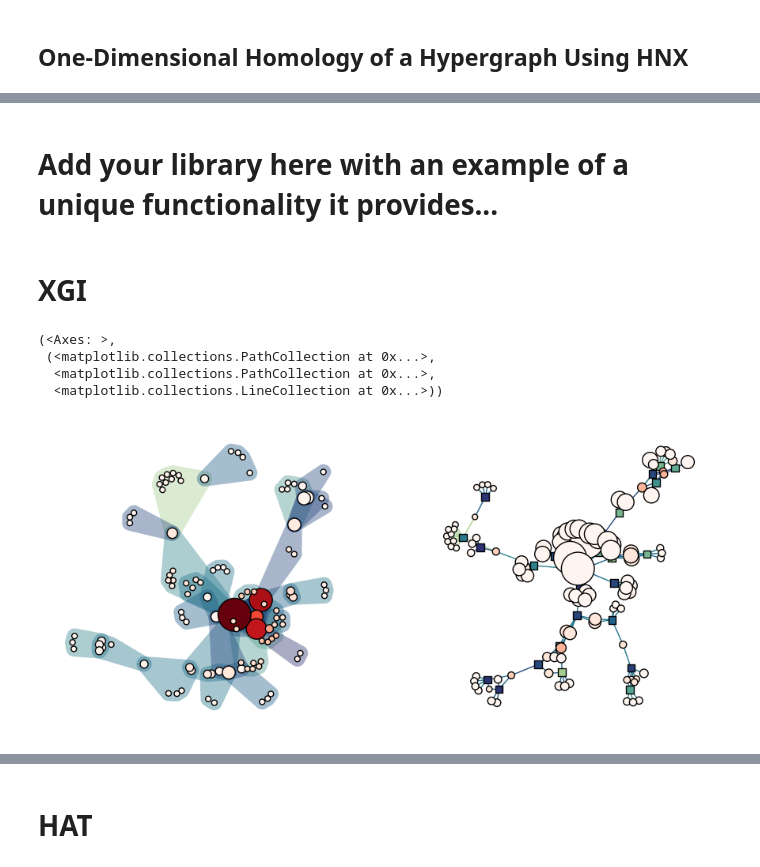
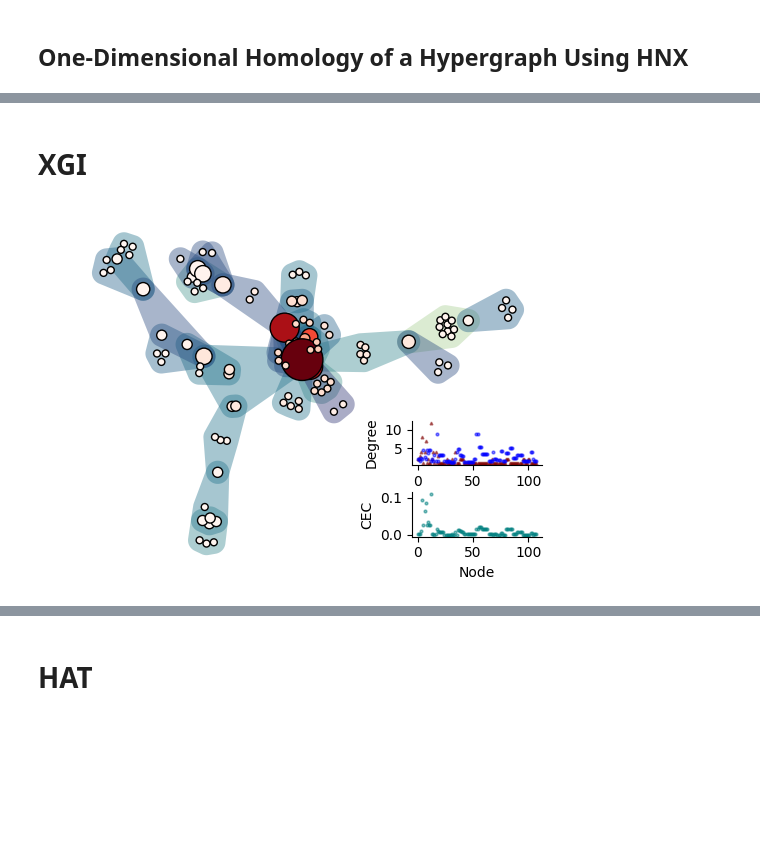
Before and after one commit to pszufe/HIF-standard, a Jupyter notebook: tutorials/HIF-demo.ipynb, the cells around one changed output, grey strips where cells are left out. Saved outputs shown, nothing was run; the diff lists cells and outputs as text; code cells hidden in the pictures; blank space fills up the shorter version.

```diff
--- a/tutorials/HIF-demo.ipynb
+++ b/tutorials/HIF-demo.ipynb
@@ -149,8 +149,6 @@ Hierarchical Reinforcement Learning on Multi-Channel Hypergraph Neural Network f
 Strong Consistency of Spectral Clustering for the Sparse Degree-Corrected Hypergraph Stochastic Block Model: 0.3902439024390244
 Spatial-Temporal Interplay in Human Mobility: A Hierarchical Reinforcement Learning Approach with Hypergraph Representation: 0.2857142857142857
 Spatial-temporal hypergraph based on dual-stage attention network for multi-view data lightweight action recognition: 0.36363636363636365
-# %% [markdown]
-# Add your library here with an example of a unique functionality it provides...
 # %% [markdown]
 # XGI
 # %%
@@ -159,24 +157,31 @@ import xgi
 H_xgi = xgi.read_hif(file_path)
 testH = H_xgi.cleanup(in_place=False)
 # %%
-plt.figure(figsize=(11, 5))
-plt.subplot(121)
+fig = plt.figure(figsize=(5.5, 4))
+ax = plt.gca()
+# ax1 = ax.inset_axes([0, 0, 0.7, 1])
+# ax1.set_axis_off()
 xgi.draw(
     testH,
+    # ax=ax1,
+    pos=xgi.pca_transform(xgi.pairwise_spring_layout(testH, seed=0)),
     hull=True,
     node_size=testH.nodes.degree,
     node_fc=testH.nodes.clique_eigenvector_centrality,
 )
-plt.subplot(122)
-xgi.draw_bipartite(
-    testH,
-    node_fc=testH.nodes.degree,
-    node_size=testH.nodes.average_neighbor_degree,
-    edge_marker_fc=testH.edges.node_edge_centrality,
-)
+
+ax1 = ax.inset_axes([0.7, 0.3, 0.25, 0.125])
+ax1.plot(testH.nodes.degree.asnumpy(), "^", color="maroon", markersize=2, alpha=0.5, label="Self")
+ax1.plot(testH.nodes.average_neighbor_degree.asnumpy(), "o", color="blue", markersize=2, alpha=0.5, label="Avg. neigh.")
+ax1.set_ylabel("Degree")
+sns.despine(ax=ax1)
+
+ax2 = ax.inset_axes([0.7, 0.1, 0.25, 0.125])
+sns.despine(ax=ax2)
+ax2.plot(testH.nodes.clique_eigenvector_centrality.asnumpy(), "o", color="teal", markersize=2, alpha=0.5)
+ax2.set_xlabel("Node")
+ax2.set_ylabel("CEC")
+plt.tight_layout()
+plt.savefig("../figures/xgi.svg", dpi=1000)
 # %% [output]
-(<Axes: >,
- (<matplotlib.collections.PathCollection at 0x...>,
-  <matplotlib.collections.PathCollection at 0x...>,
-  <matplotlib.collections.LineCollection at 0x...>))
-[figure, old version]
+[figure, new version]
```
Also changed, not shown: parts of 5 cells of this notebook, 7 other files.
